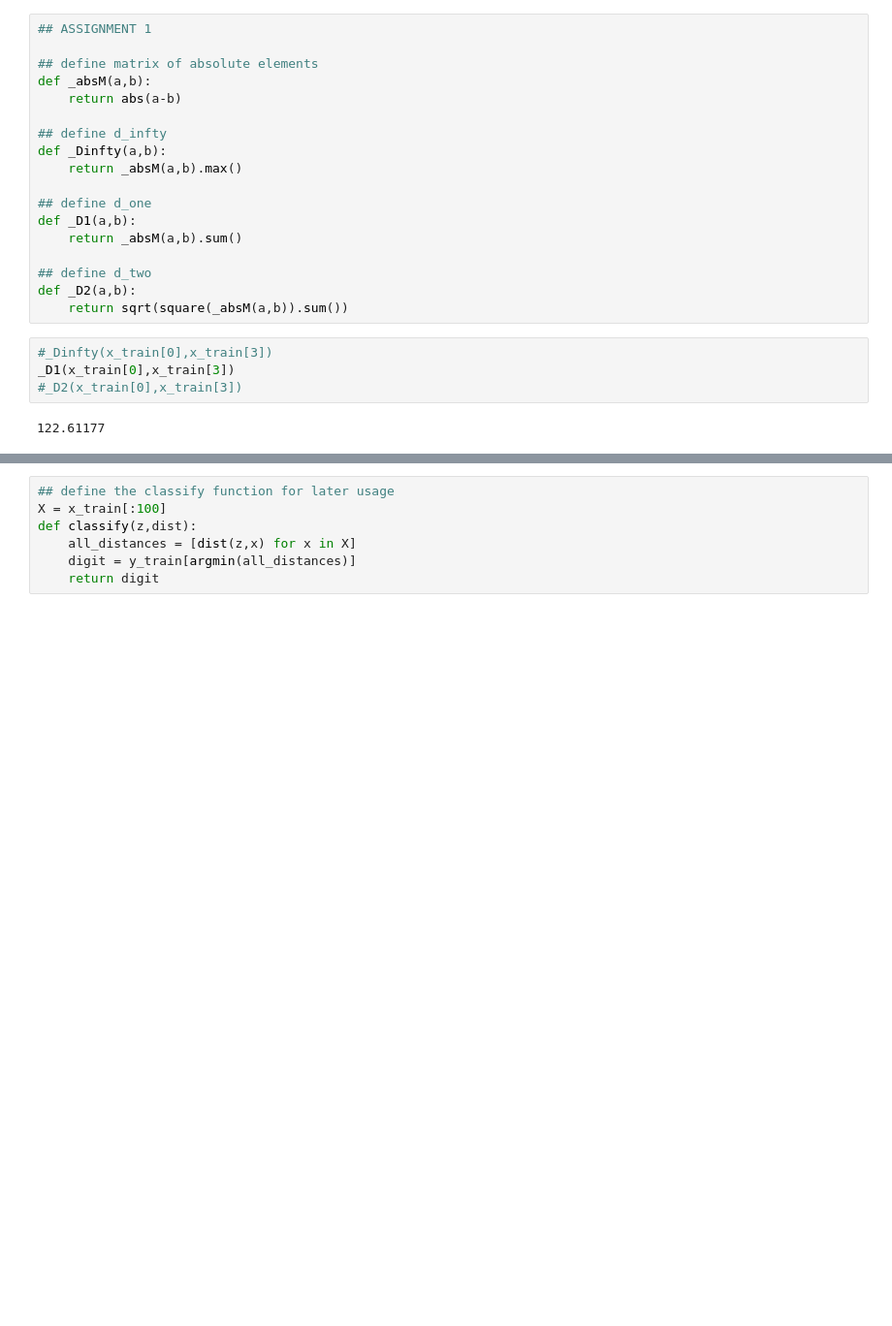
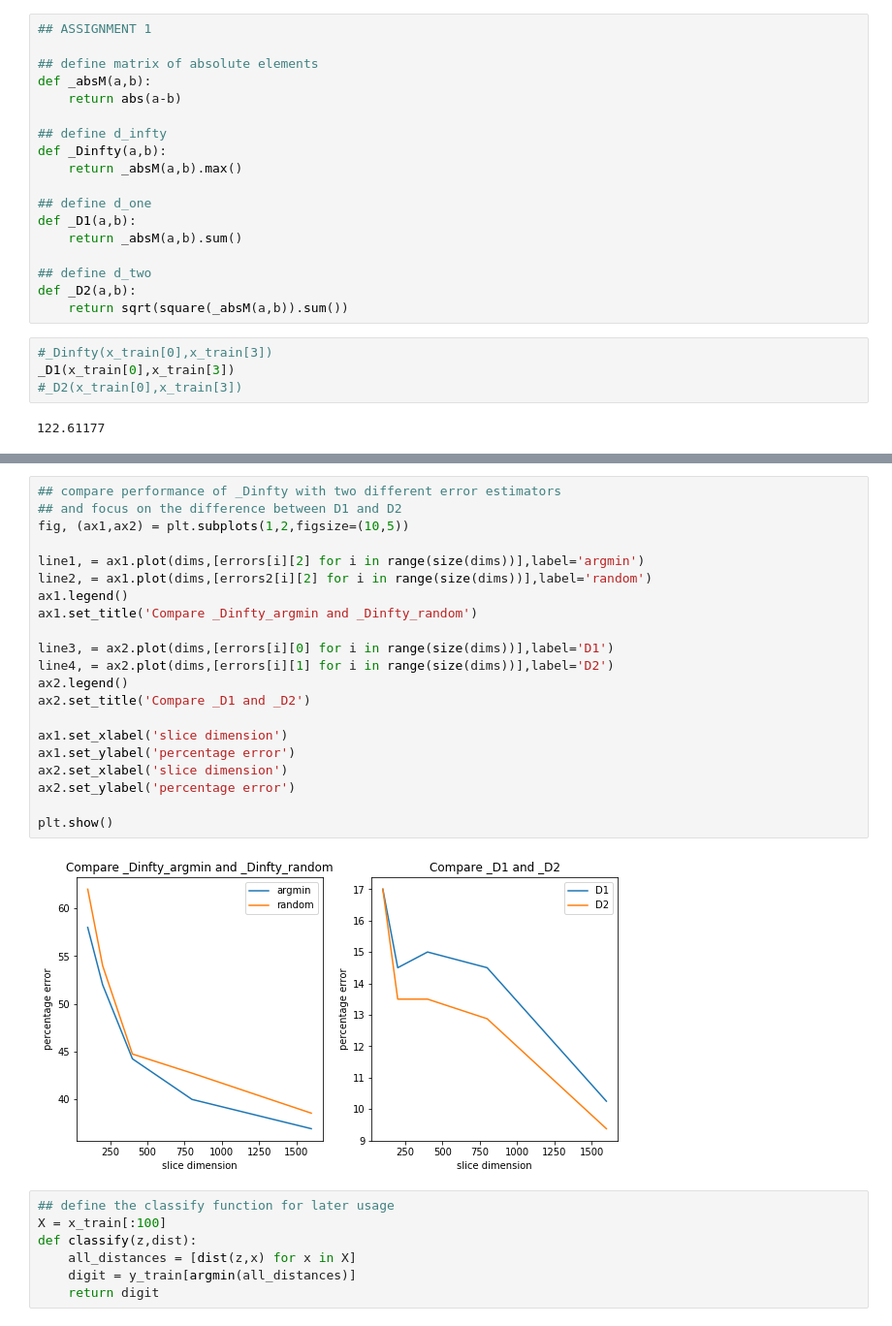
Before and after one commit to cpacilio/P1.4_seed, a Jupyter notebook: final_project/project.ipynb, the cells around one changed output, grey strips where cells are left out. Shown at 97% size. Drawn from its saved outputs; the diff is of its cells as text; blank space fills up the shorter version.

```diff
--- a/final_project/project.ipynb
+++ b/final_project/project.ipynb
@@ -104,3 +199,26 @@ pprint(errors)
+# %%
+## compare performance of _Dinfty with two different error estimators
+## and focus on the difference between D1 and D2
+fig, (ax1,ax2) = plt.subplots(1,2,figsize=(10,5))
+
+line1, = ax1.plot(dims,[errors[i][2] for i in range(size(dims))],label='argmin')
+line2, = ax1.plot(dims,[errors2[i][2] for i in range(size(dims))],label='random')
+ax1.legend()
+ax1.set_title('Compare _Dinfty_argmin and _Dinfty_random')
+
+line3, = ax2.plot(dims,[errors[i][0] for i in range(size(dims))],label='D1')
+line4, = ax2.plot(dims,[errors[i][1] for i in range(size(dims))],label='D2')
+ax2.legend()
+ax2.set_title('Compare _D1 and _D2')
+
+ax1.set_xlabel('slice dimension')
+ax1.set_ylabel('percentage error')
+ax2.set_xlabel('slice dimension')
+ax2.set_ylabel('percentage error')
+
+plt.show()
+# %% [output]
+[figure, added]
 # %%
 ## define the classify function for later usage
 X = x_train[:100]
```
Also changed, not shown: parts of 7 cells of this notebook.
